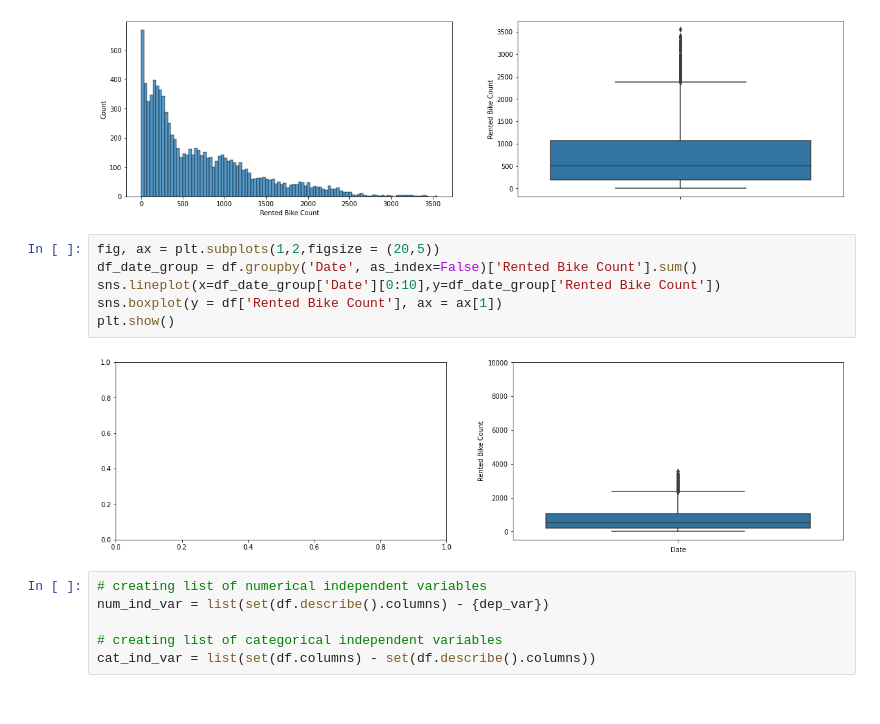
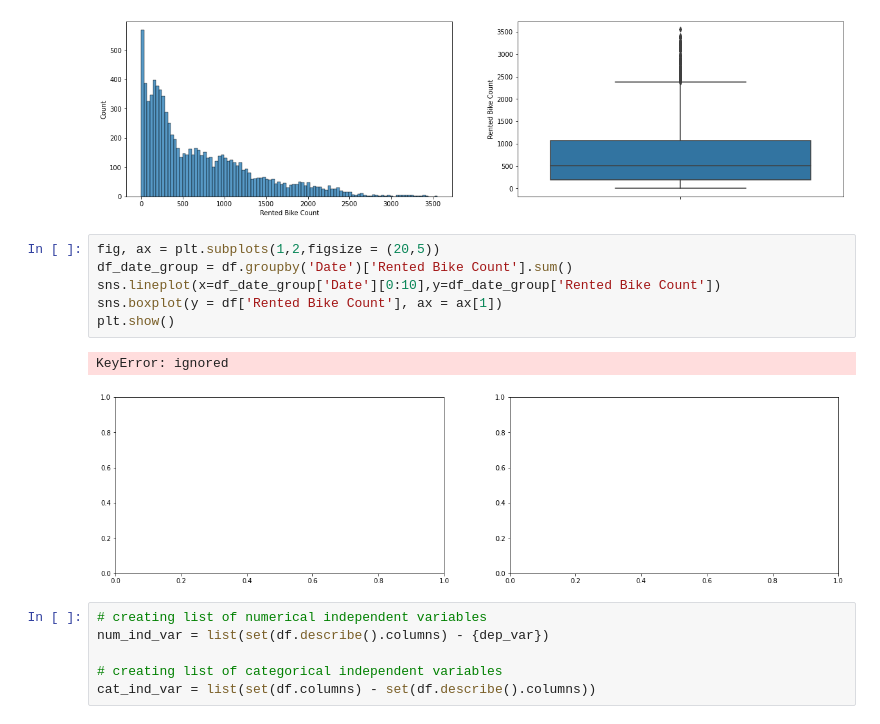
Before and after one commit to Haseeb227/Bike-Sharing-Demand-Prediction-, a Jupyter notebook: Copy_of_Bike_Sharing_Demand_Prediction_Capstone_Project.ipynb, the cells around one changed output. Cells and saved outputs as stored; diff of their text form.

```diff
--- a/Copy_of_Bike_Sharing_Demand_Prediction_Capstone_Project.ipynb
+++ b/Copy_of_Bike_Sharing_Demand_Prediction_Capstone_Project.ipynb
@@ -183,12 +183,13 @@ plt.show()
 [figure]
 # %%
 fig, ax = plt.subplots(1,2,figsize = (20,5))
-df_date_group = df.groupby('Date', as_index=False)['Rented Bike Count'].sum()
+df_date_group = df.groupby('Date')['Rented Bike Count'].sum()
 sns.lineplot(x=df_date_group['Date'][0:10],y=df_date_group['Rented Bike Count'])
 sns.boxplot(y = df['Rented Bike Count'], ax = ax[1])
 plt.show()
 # %% [output]
+KeyError: ignored
-[figure, old version]
+[figure, new version]
 # %%
 # creating list of numerical independent variables
 num_ind_var = list(set(df.describe().columns) - {dep_var})
```
Also changed, not shown: parts of 18 cells of this notebook.
